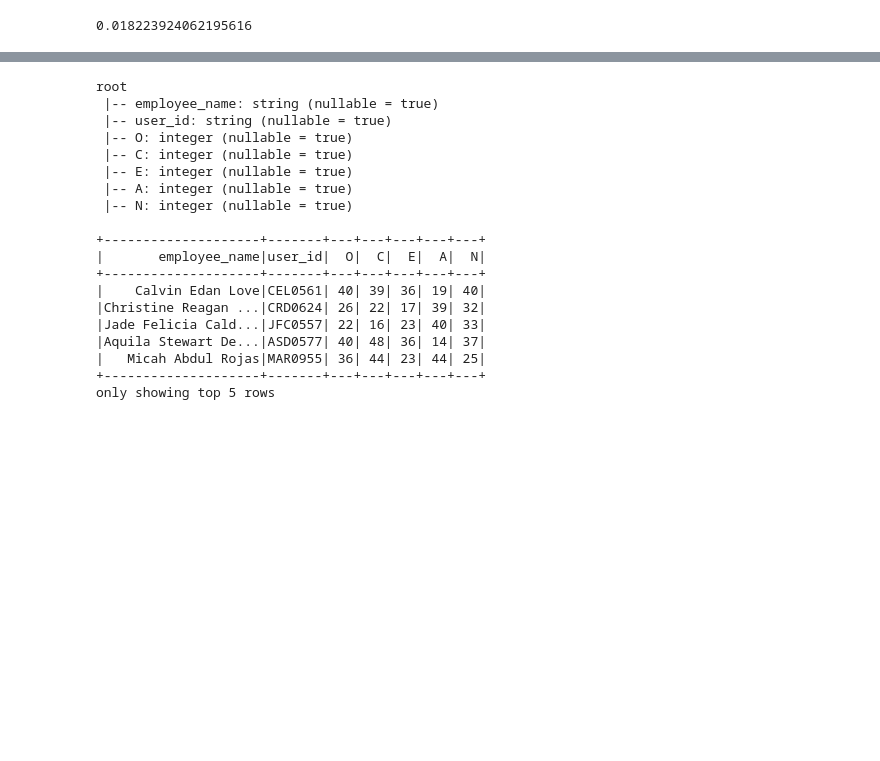
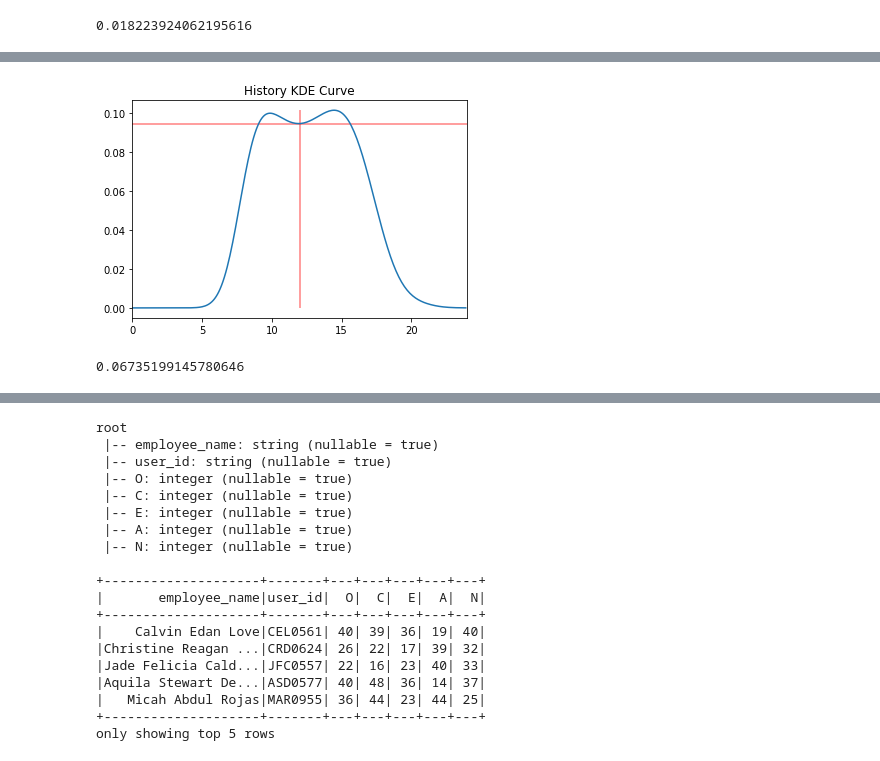
Before and after one commit to waittim/Insider-Risk-in-PySpark, a Jupyter notebook: KDE_risk.ipynb, the cells around one changed output, grey strips where cells are left out. Cells and saved outputs as stored; diff of their text form; code cells hidden in the pictures; blank space fills up the shorter version.

```diff
--- a/KDE_risk.ipynb
+++ b/KDE_risk.ipynb
@@ -163 +227,16 @@ root
 only showing top 5 rows
+# %%
+user = 'IIW0249'
+new_hour = 12
+# %%
+all_email_hour = email.select('hour')
+kd_all_email = KernelDensity()
+kd_all_email.setSample(all_email_hour.rdd.map(lambda x: x[0]))
+
+all24hour = list(np.arange(0,24,0.1))
+prob_all_email = kd_all_email.estimate(all24hour)
+# %%
+get_score(new_hour, prob_all_email, kd_all_email)
+# %% [output]
+[figure, added]
+0.06735199145780646
```
Also changed, not shown: parts of 27 cells of this notebook.
